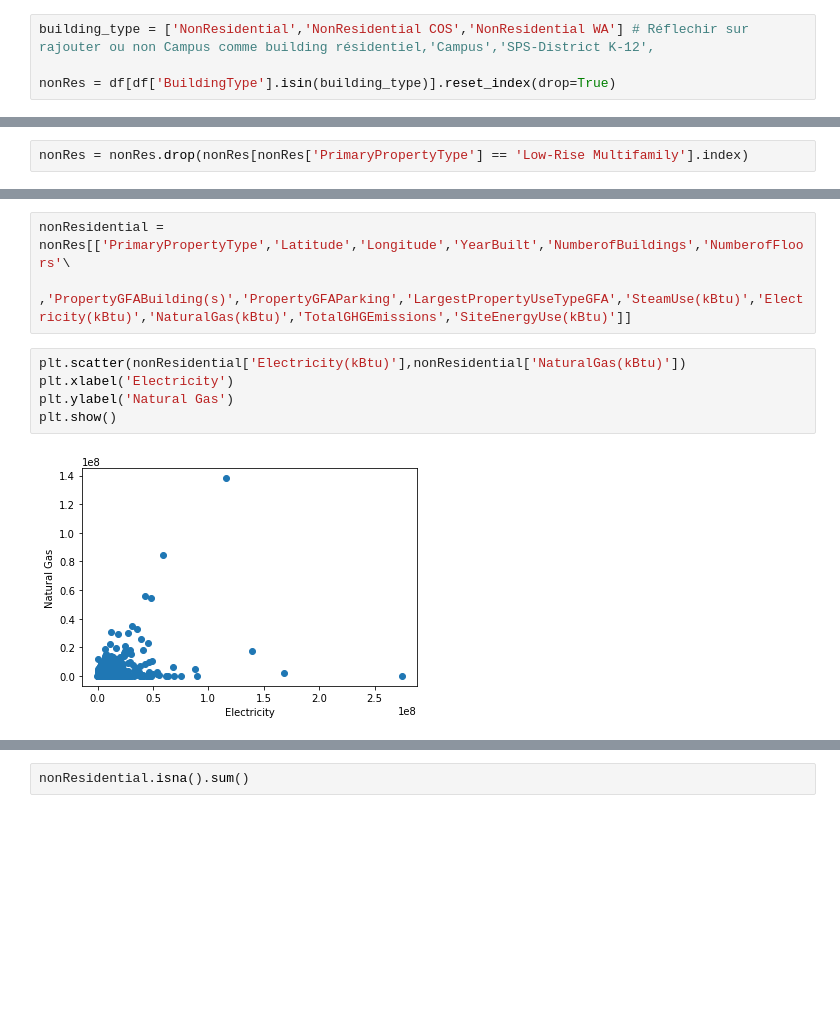
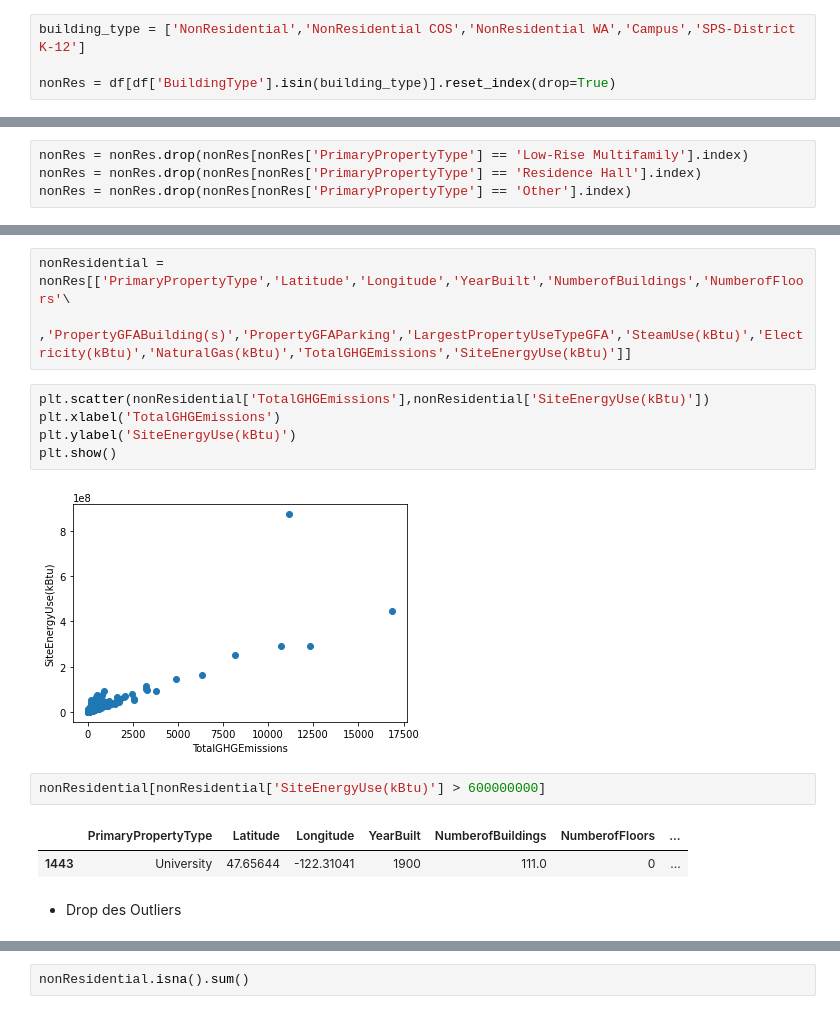
Before and after one commit to azioba/Notebook, a Jupyter notebook: Projet_4.ipynb, the cells around one changed output, grey strips where cells are left out. Saved outputs shown, nothing was run; the diff lists cells and outputs as text; blank space fills up the shorter version.

```diff
--- a/Projet_4.ipynb
+++ b/Projet_4.ipynb
@@ -178,5 +179,5 @@ dtype: int64
 # %%
-building_type = ['NonResidential','NonResidential COS','NonResidential WA'] # Réflechir sur rajouter ou non Campus comme building résidentiel,'Campus','SPS-District K-12',
+building_type = ['NonResidential','NonResidential COS','NonResidential WA','Campus','SPS-District K-12']
 
 nonRes = df[df['BuildingType'].isin(building_type)].reset_index(drop=True)
 # %% [markdown]
@@ -213,3 +222,5 @@ Name: PrimaryPropertyType, dtype: int64
 - Nettoyage et choix des features à utiliser
 # %%
 nonRes = nonRes.drop(nonRes[nonRes['PrimaryPropertyType'] == 'Low-Rise Multifamily'].index)
+nonRes = nonRes.drop(nonRes[nonRes['PrimaryPropertyType'] == 'Residence Hall'].index)
+nonRes = nonRes.drop(nonRes[nonRes['PrimaryPropertyType'] == 'Other'].index)
@@ -273,9 +281,16 @@ nonRes = nonRes[nonRes.Outlier.isnull()]
 nonResidential = nonRes[['PrimaryPropertyType','Latitude','Longitude','YearBuilt','NumberofBuildings','NumberofFloors'\
             ,'PropertyGFABuilding(s)','PropertyGFAParking','LargestPropertyUseTypeGFA','SteamUse(kBtu)','Electricity(kBtu)','NaturalGas(kBtu)','TotalGHGEmissions','SiteEnergyUse(kBtu)']]
 # %%
-plt.scatter(nonResidential['Electricity(kBtu)'],nonResidential['NaturalGas(kBtu)'])
-plt.xlabel('Electricity')
-plt.ylabel('Natural Gas')
+plt.scatter(nonResidential['TotalGHGEmissions'],nonResidential['SiteEnergyUse(kBtu)'])
+plt.xlabel('TotalGHGEmissions')
+plt.ylabel('SiteEnergyUse(kBtu)')
 plt.show()
 # %% [output]
-[figure, old version]
+[figure, new version]
+# %%
+nonResidential[nonResidential['SiteEnergyUse(kBtu)'] > 600000000]
+# %% [output]
+|  | PrimaryPropertyType | Latitude | Longitude | YearBuilt | NumberofBuildings | NumberofFloors | ... |
+| 1443 | University | 47.65644 | -122.31041 | 1900 | 111.0 | 0 | ... |
+# %% [markdown]
+- Drop des Outliers
```
Also changed, not shown: parts of 75 cells of this notebook.
